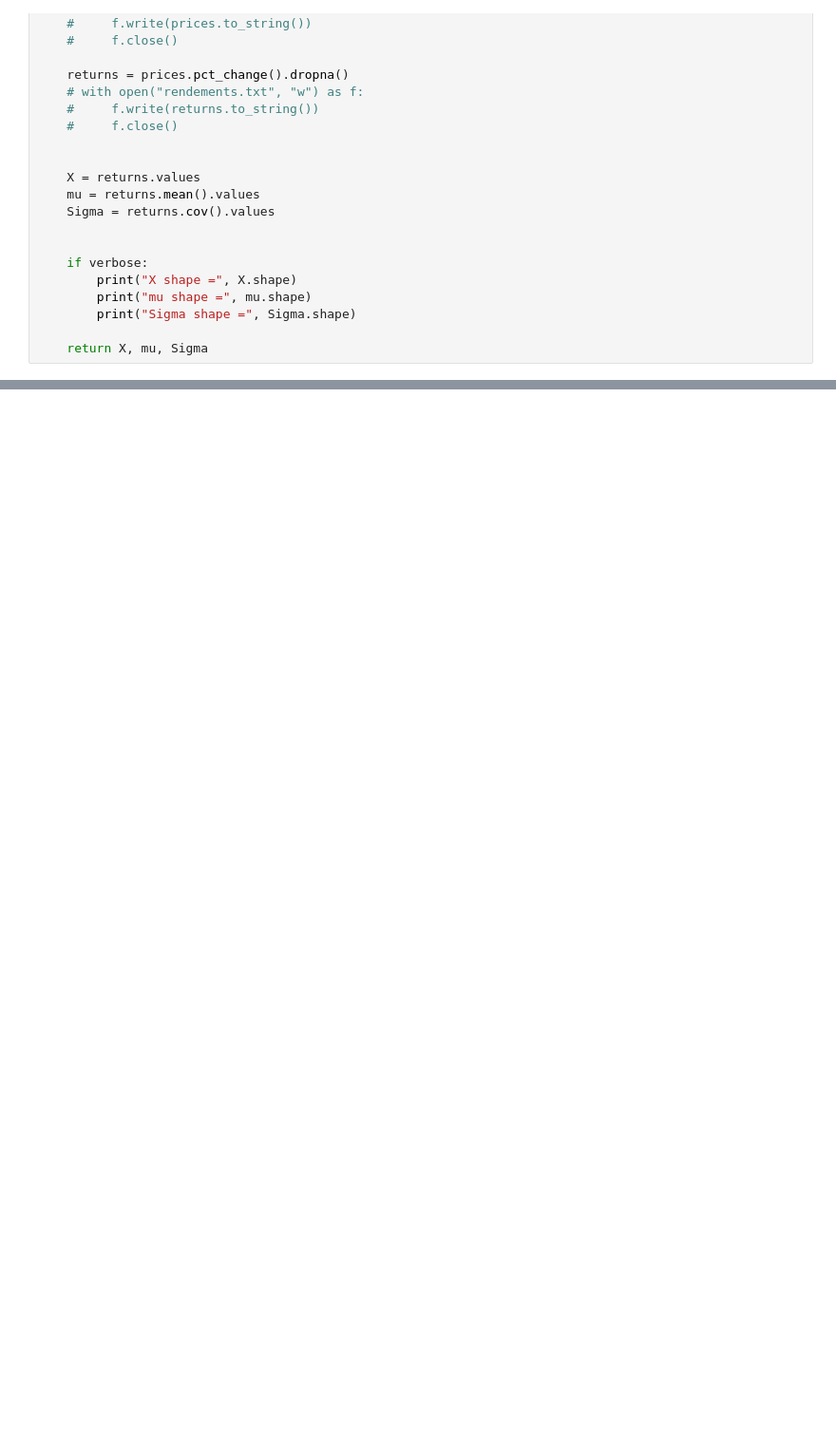
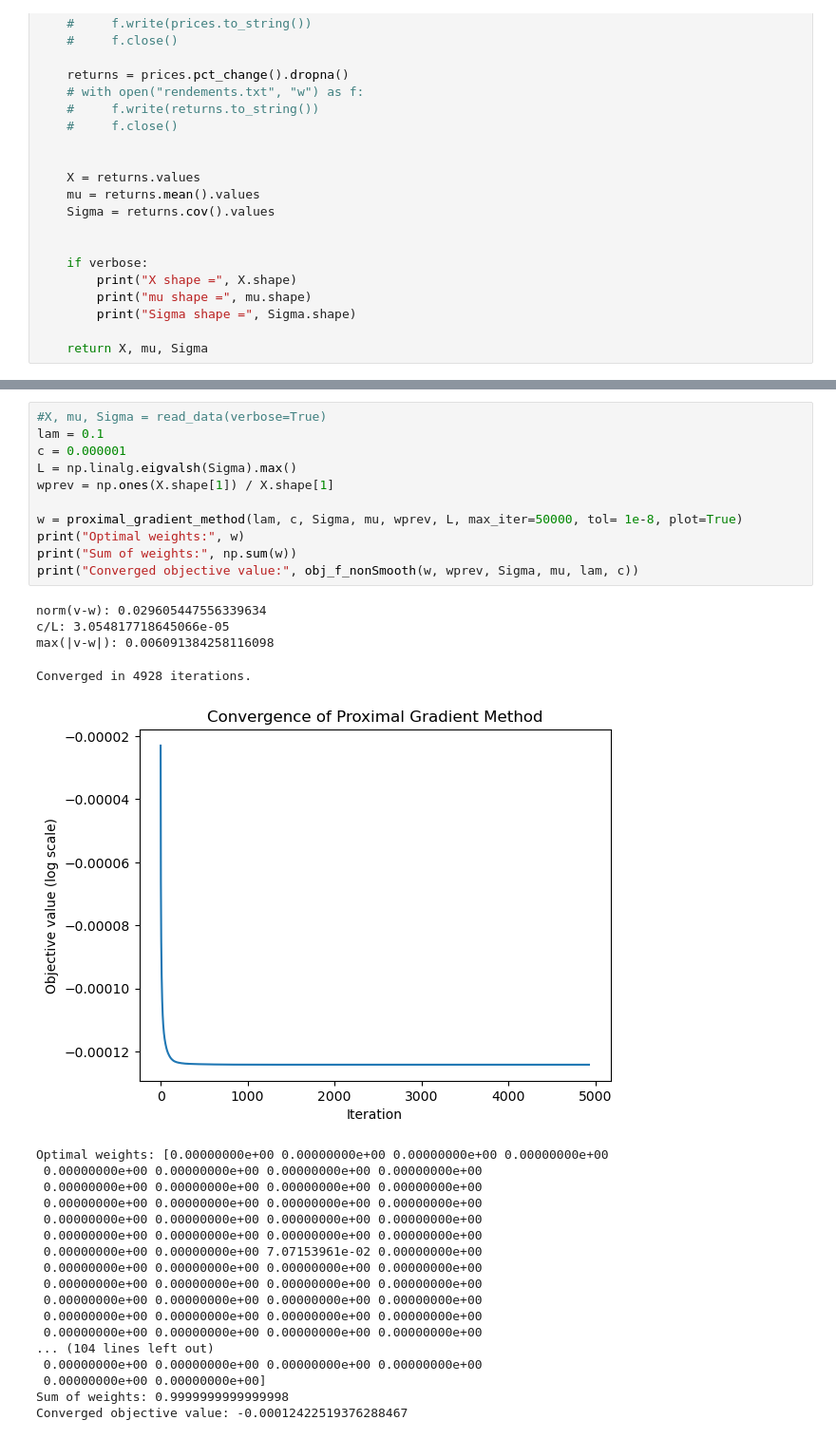
Before and after one commit to Edouard1000/Projet_opti, a Jupyter notebook: notebook.ipynb, the cells around one changed output, grey strips where cells are left out. Shown at 95% size. Cells and saved outputs as stored; diff of their text form; blank space fills up the shorter version.

```diff
--- a/notebook.ipynb
+++ b/notebook.ipynb
@@ -145,0 +196,34 @@ Sum of weights: 0.9999999999999998
+# %%
+#X, mu, Sigma = read_data(verbose=True)
+lam = 0.1
+c = 0.000001
+L = np.linalg.eigvalsh(Sigma).max()
+wprev = np.ones(X.shape[1]) / X.shape[1]
+
+w = proximal_gradient_method(lam, c, Sigma, mu, wprev, L, max_iter=50000, tol= 1e-8, plot=True)
+print("Optimal weights:", w)
+print("Sum of weights:", np.sum(w))
+print("Converged objective value:", obj_f_nonSmooth(w, wprev, Sigma, mu, lam, c))
+# %% [output]
+norm(v-w): 0.029605447556339634
+c/L: 3.054817718645066e-05
+max(|v-w|): 0.006091384258116098
+Converged in 4928 iterations.
+[figure, added]
+Optimal weights: [0.00000000e+00 0.00000000e+00 0.00000000e+00 0.00000000e+00
+ 0.00000000e+00 0.00000000e+00 0.00000000e+00 0.00000000e+00
+ 0.00000000e+00 0.00000000e+00 0.00000000e+00 0.00000000e+00
+ 0.00000000e+00 0.00000000e+00 0.00000000e+00 0.00000000e+00
+ 0.00000000e+00 0.00000000e+00 0.00000000e+00 0.00000000e+00
+ 0.00000000e+00 0.00000000e+00 0.00000000e+00 0.00000000e+00
+ 0.00000000e+00 0.00000000e+00 7.07153961e-02 0.00000000e+00
+ 0.00000000e+00 0.00000000e+00 0.00000000e+00 0.00000000e+00
+ 0.00000000e+00 0.00000000e+00 0.00000000e+00 0.00000000e+00
+ 0.00000000e+00 0.00000000e+00 0.00000000e+00 0.00000000e+00
+ 0.00000000e+00 0.00000000e+00 0.00000000e+00 0.00000000e+00
+ 0.00000000e+00 0.00000000e+00 0.00000000e+00 0.00000000e+00
+... (104 lines left out)
+ 0.00000000e+00 0.00000000e+00 0.00000000e+00 0.00000000e+00
+ 0.00000000e+00 0.00000000e+00]
+Sum of weights: 0.9999999999999998
+Converged objective value: -0.00012422519376288467
```
Also changed, not shown: parts of 4 cells of this notebook.
